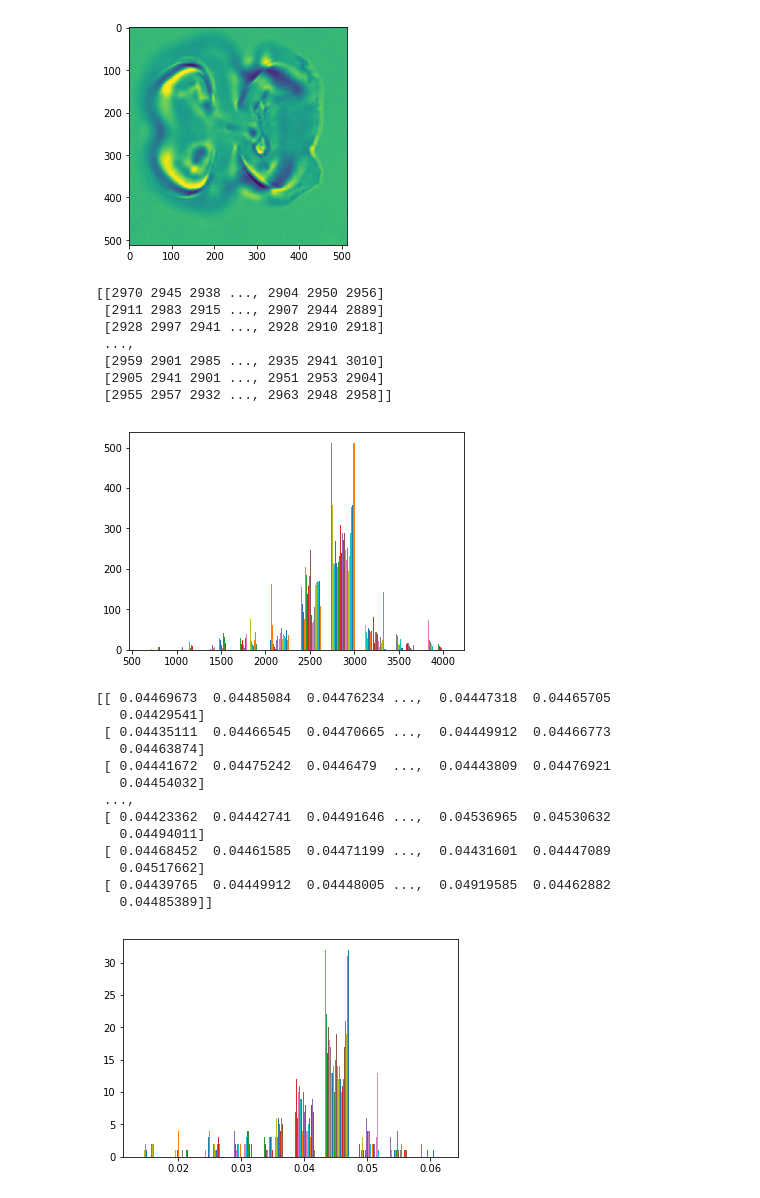
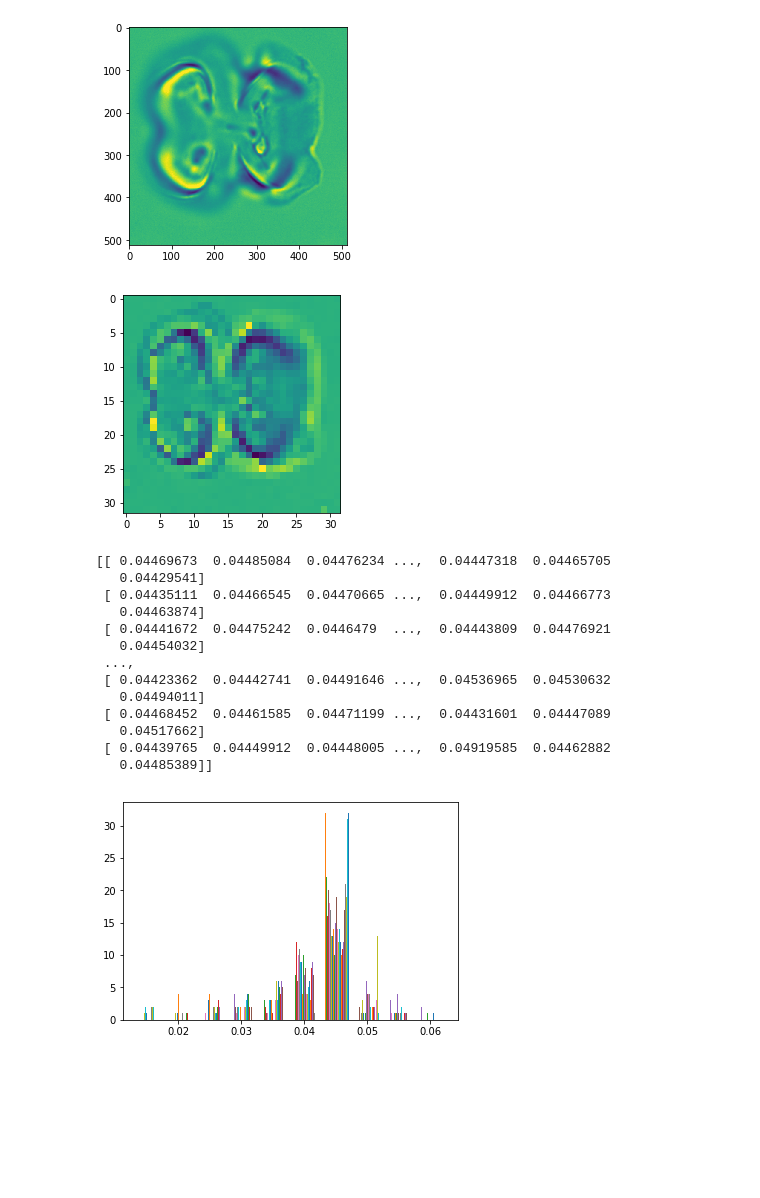
Before and after one commit to bmx8177/pyPhy, a Jupyter notebook: src/notebooks/utils.ipynb, the cells around one changed output. Drawn from its saved outputs; the diff is of its cells as text; code cells hidden in the pictures; blank space fills up the shorter version.

```diff
--- a/src/notebooks/utils.ipynb
+++ b/src/notebooks/utils.ipynb
@@ -94,47 +94,42 @@ def accuracy(y_true, y_hat):
             ones.append(0.0)
     return(np.mean(np.array(ones)))
 # %%
-#curDir = os.getcwd()
-#tiffFile ='../../data/Oryza_barthii_NEW.lif - Series003 - C=1.tif'
+curDir = os.getcwd()
+tiffFile ='../../data/oryzeae/Oryza_barthii_NEW.lif - Series003 - C=1.tif'
 
-#im = io.imread(tiffFile)
+im = io.imread(tiffFile)
 
-#plt.imshow(im[100])
-#plt.show()
+plt.imshow(im[100])
+plt.show()
 
 #print(im[100])
 #plt.hist(im[100])
 #plt.show()
 
-#numLayers = 10
-#numRows = 32
-#numCols = 32
+numLayers = 10
+numRows = 32
+numCols = 32
 
-#im2 = skimage.transform.resize(im,(numLayers,numRows,numCols),mode='reflect')
-#print(im2[5])
-#plt.hist(im2[5])
-#plt.show()
+im2 = skimage.transform.resize(im,(numLayers,numRows,numCols),mode='reflect')
+plt.imshow(im2[5])
+plt.show()
+print(im2[5])
+plt.hist(im2[5])
+plt.show()
 # %% [output]
 [figure]
+[figure, new version]
-[[2970 2945 2938 ..., 2904 2950 2956]
- [2911 2983 2915 ..., 2907 2944 2889]
- [2928 2997 2941 ..., 2928 2910 2918]
+[[ 0.04469673  0.04485084  0.04476234 ...,  0.04447318  0.04465705
+   0.04429541]
+ [ 0.04435111  0.04466545  0.04470665 ...,  0.04449912  0.04466773
+   0.04463874]
+ [ 0.04441672  0.04475242  0.0446479  ...,  0.04443809  0.04476921
+   0.04454032]
  ...,
- [2959 2901 2985 ..., 2935 2941 3010]
- [2905 2941 2901 ..., 2951 2953 2904]
- [2955 2957 2932 ..., 2963 2948 2958]]
+ [ 0.04423362  0.04442741  0.04491646 ...,  0.04536965  0.04530632
+   0.04494011]
+ [ 0.04468452  0.04461585  0.04471199 ...,  0.04431601  0.04447089
+   0.04517662]
+ [ 0.04439765  0.04449912  0.04448005 ...,  0.04919585  0.04462882
+   0.04485389]]
-[figure, old version]
-[[ 0.04469673  0.04485084  0.04476234 ...,  0.04447318  0.04465705
-   0.04429541]
- [ 0.04435111  0.04466545  0.04470665 ...,  0.04449912  0.04466773
-   0.04463874]
- [ 0.04441672  0.04475242  0.0446479  ...,  0.04443809  0.04476921
-   0.04454032]
- ...,
- [ 0.04423362  0.04442741  0.04491646 ...,  0.04536965  0.04530632
-   0.04494011]
- [ 0.04468452  0.04461585  0.04471199 ...,  0.04431601  0.04447089
-   0.04517662]
- [ 0.04439765  0.04449912  0.04448005 ...,  0.04919585  0.04462882
-   0.04485389]]
 [figure]
```
Also changed, not shown: 1 other file.
